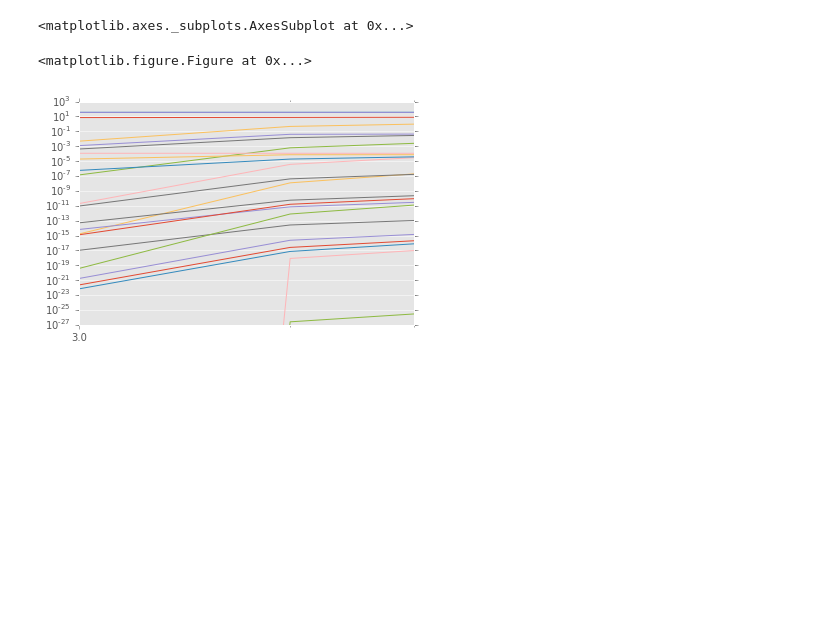
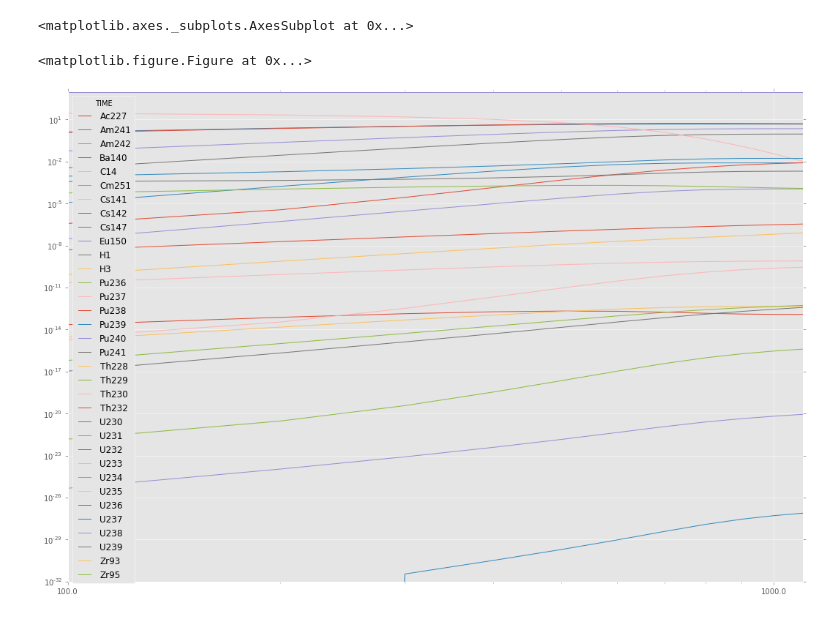
Before and after one commit to ergs/xsgen, a Jupyter notebook: plotlibs.ipynb, the cells around one changed output. Saved outputs shown, nothing was run; the diff lists cells and outputs as text; code cells hidden in the pictures; blank space fills up the shorter version.

Commit message:
me make plot big.

```diff
--- a/plotlibs.ipynb
+++ b/plotlibs.ipynb
@@ -4,16 +4,16 @@ import pandas as pd
 import os.path
 
 %matplotlib inline
+
+output_dir = os.path.expanduser("~/xslibs/build-lwr1g/")
+outfile_path = os.path.join(output_dir, "brightlite1-fuel.out")
-# %%
-output_dir = os.path.expanduser("~/xslibs/build-lwr1g/")
-outfile_path = os.path.join(output_dir, "brightlite.out0-fuel")
 # %%
 data = pd.read_csv(outfile_path, delim_whitespace=True, index_col=0).transpose()
+plt.figure()
+plt.style.use("ggplot")
+data.drop(["NEUT_PROD", "NEUT_DEST", "BUd"], 1).plot(
+    loglog=True, legend=True, figsize=(18, 12))
+# %% [output]
+<matplotlib.axes._subplots.AxesSubplot at 0x...>
+<matplotlib.figure.Figure at 0x...>
+[figure, added]
-# %%
-plt.figure(figsize=(12, 9))
-plt.style.use("ggplot")
-data.plot(loglog=True, legend=False)
-# %% [output]
-<matplotlib.axes._subplots.AxesSubplot at 0x...>
-<matplotlib.figure.Figure at 0x...>
-[figure, removed]
```
